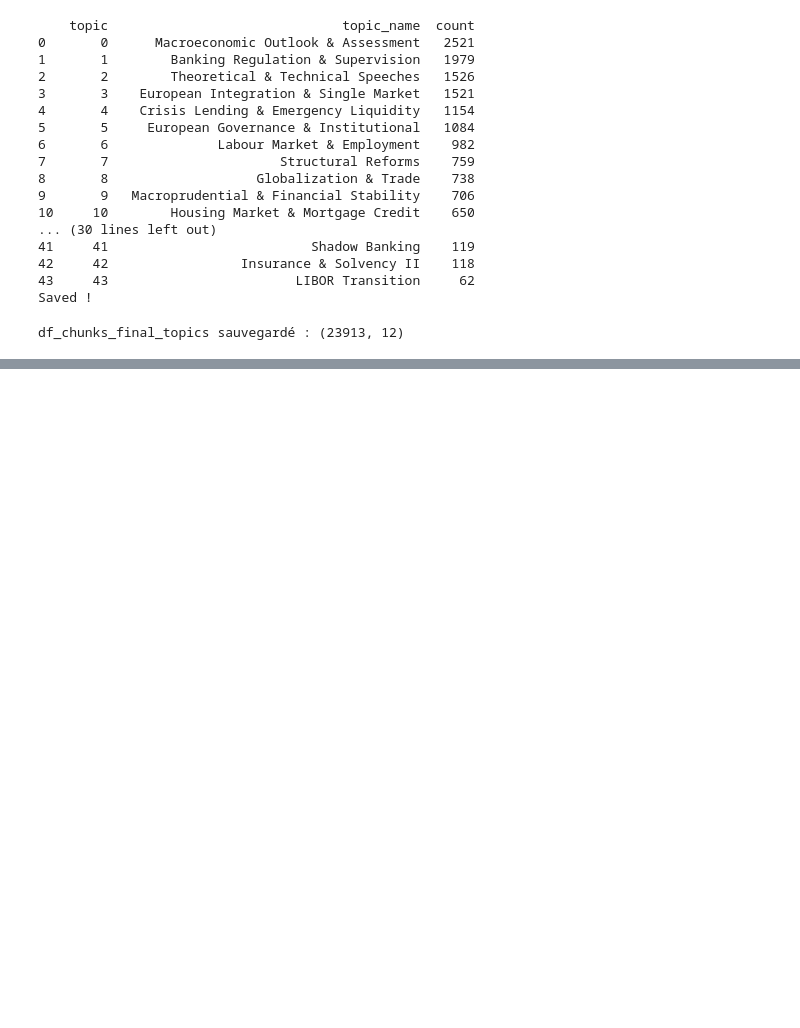
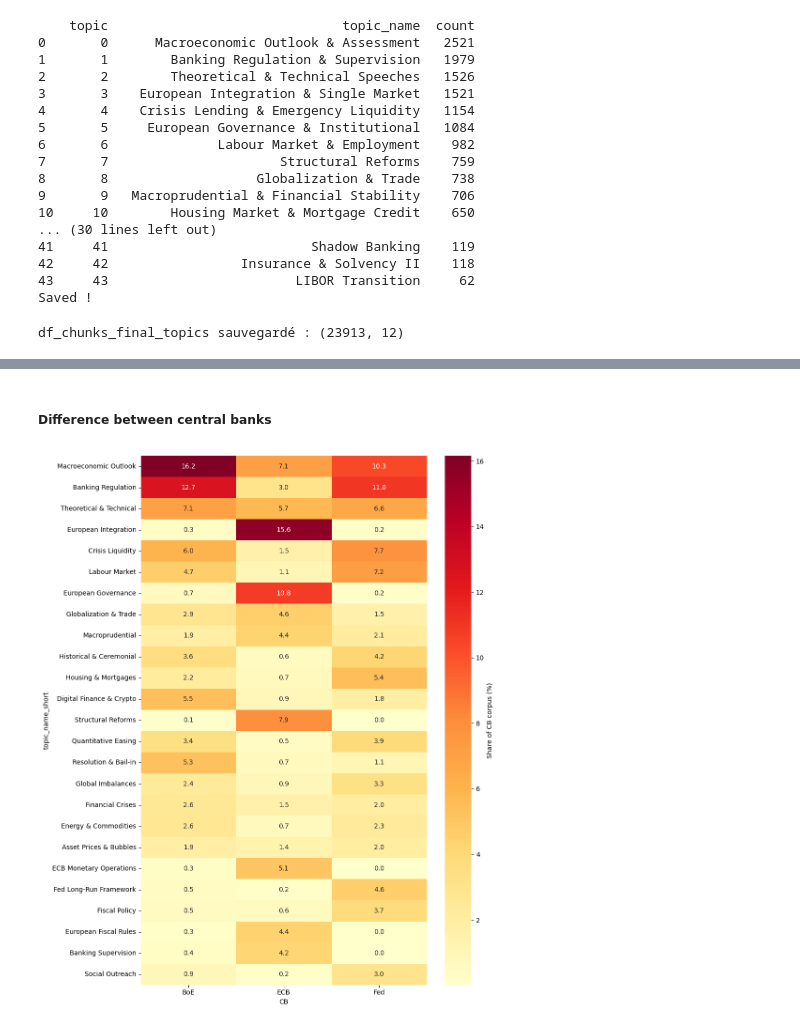
Before and after one commit to lelkamel/nlp_central_banks, a Jupyter notebook: lyna_work/topic_modelling.ipynb, the cells around one changed output, grey strips where cells are left out. Saved outputs shown, nothing was run; the diff lists cells and outputs as text; code cells hidden in the pictures; blank space fills up the shorter version.

```diff
--- a/lyna_work/topic_modelling.ipynb
+++ b/lyna_work/topic_modelling.ipynb
@@ -619,0 +569,44 @@ Saved !
+# %% [markdown]
+#####  Difference between central banks
+# %%
+# Rename correctly BEFORE pivoting
+cb_name_map = {
+    'Bank of England': 'BoE',
+    'Board of Governors of the Federal Reserve': 'Fed',
+    'European Central Bank': 'ECB'
+}
+cb_topics['CB'] = cb_topics['CentralBank'].map(cb_name_map)
+
+# Pivot with correct names
+heatmap_data = cb_topics.pivot_table(
+    index='topic_name_short',
+    columns='CB',
+    values='share',
+    fill_value=0
+)
+
+# Force column order
+heatmap_data = heatmap_data[['BoE', 'ECB', 'Fed']]
+
+# Sort by total
+heatmap_data['total'] = heatmap_data.sum(axis=1)
+heatmap_data = heatmap_data.sort_values('total', ascending=False).drop('total', axis=1)
+heatmap_data = heatmap_data.head(25)
+
+fig, ax = plt.subplots(figsize=(10, 12))
+sns.heatmap(
+    heatmap_data,
+    annot=True,
+    fmt='.1f',
+    cmap='YlOrRd',
+    ax=ax,
+    cbar_kws={'label': 'Share of CB corpus (%)'}
+)
+ax.set_title('Topic Distribution by Central Bank\n(% of each CB corpus)',
+#             fontweight='bold', fontsize=13)
+plt.tight_layout()
+plt.savefig('/home/onyxia/work/nlp_central_banks/lyna_work/figures/heatmap_topics_cb.png',
+            dpi=150, bbox_inches='tight')
+plt.show()
+# %% [output]
+[figure, added]
```
Also changed, not shown: parts of 26 cells of this notebook, 3 other files.
